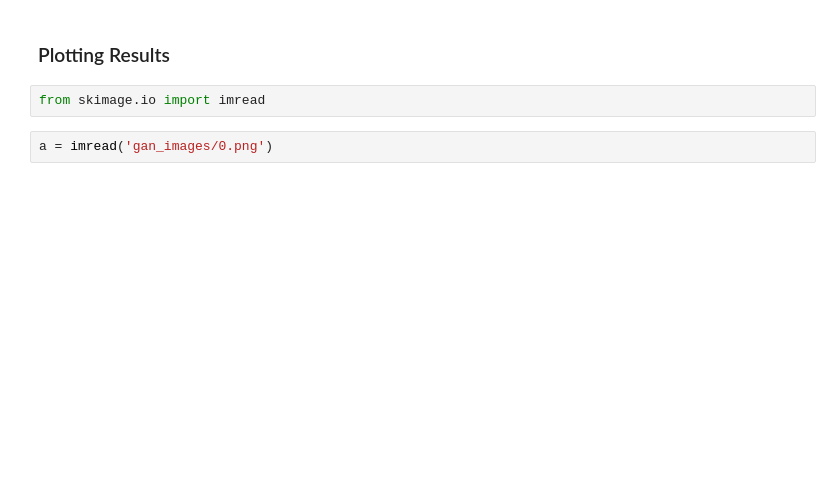
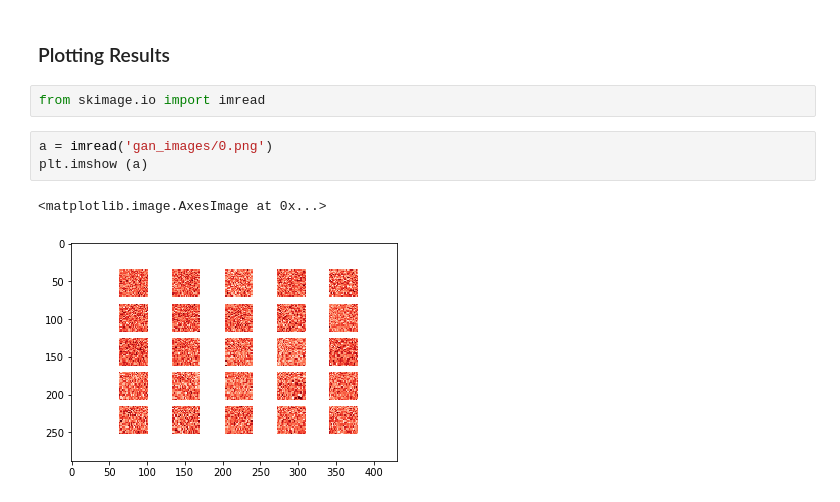
Before and after one commit to LeonVillanueva/CoLab, a Jupyter notebook: Goolge_CoLab_GANs.ipynb, the cells around one changed output. Drawn from its saved outputs; the diff is of its cells as text; blank space fills up the shorter version.

```diff
--- a/Goolge_CoLab_GANs.ipynb
+++ b/Goolge_CoLab_GANs.ipynb
@@ -204,3 +244,7 @@ plt.legend ()
 from skimage.io import imread
 # %%
 a = imread('gan_images/0.png')
+plt.imshow (a)
+# %% [output]
+<matplotlib.image.AxesImage at 0x...>
+[figure, added]
```
Also changed, not shown: parts of 15 cells of this notebook.
